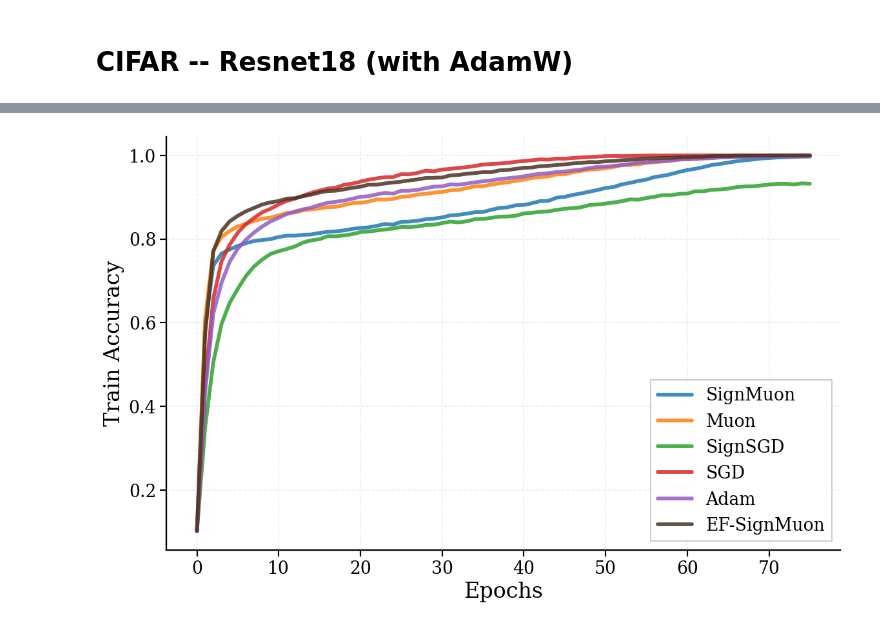
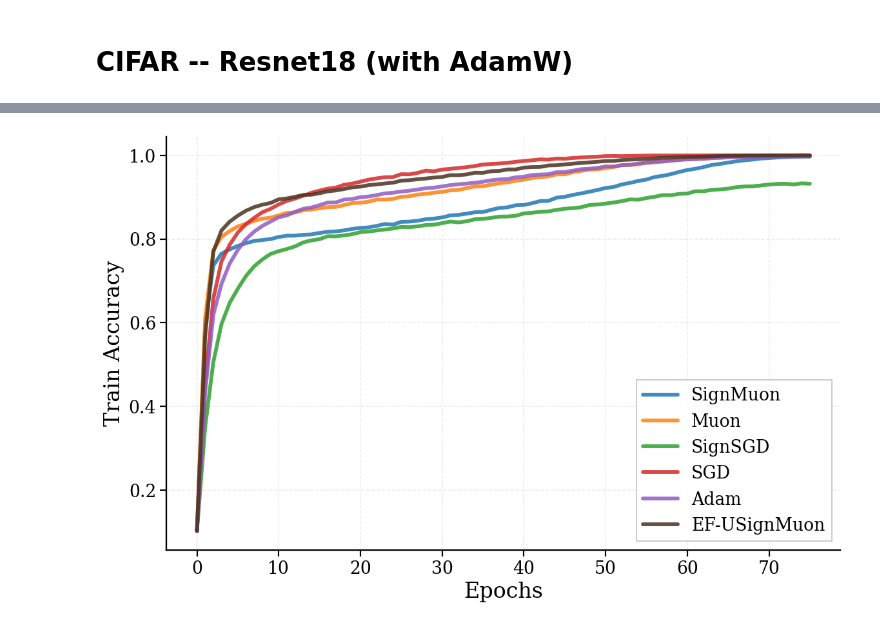
Before and after one commit to intsystems/2026-Project-203, a Jupyter notebook: code/plot.ipynb, the cells around one changed output, grey strips where cells are left out. Saved outputs shown, nothing was run; the diff lists cells and outputs as text; code cells hidden in the pictures.

```diff
--- a/code/plot.ipynb
+++ b/code/plot.ipynb
@@ -537,27 +537,27 @@ plot_multiple_histories(
 # %%
 plot_multiple_histories(
     run_dirs=[
         "saves/cifar10_resnet18_signmuon",
         "saves/cifar10_resnet18_muon",
         "saves/cifar10_resnet18_signsgd",
         "saves/cifar10_resnet18_sgd",
         "saves/cifar10_resnet18_adam",
         "saves/cifar10_resnet18_ef_signmuon",
     ],
     labels=[
         "SignMuon",
         "Muon",
         "SignSGD",
         "SGD",
         "Adam",
-        "EF-SignMuon",
+        "EF-USignMuon",
     ],
     metric="train_acc",
     title="CIFAR10 Accuracy",
     save_path="im_cen/train_acc_resnet"
 )
 # %% [output]
-[figure, old version]
+[figure, new version]
 # %%
 plot_multiple_histories(
     run_dirs=[
```
Also changed, not shown: parts of 4 cells of this notebook, 17 other files.
